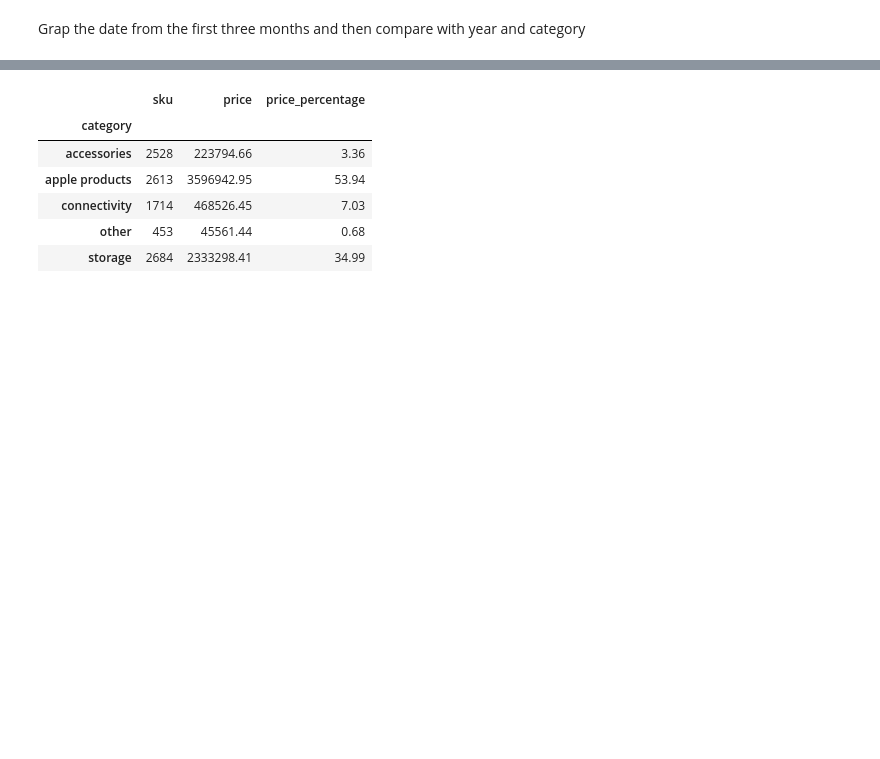
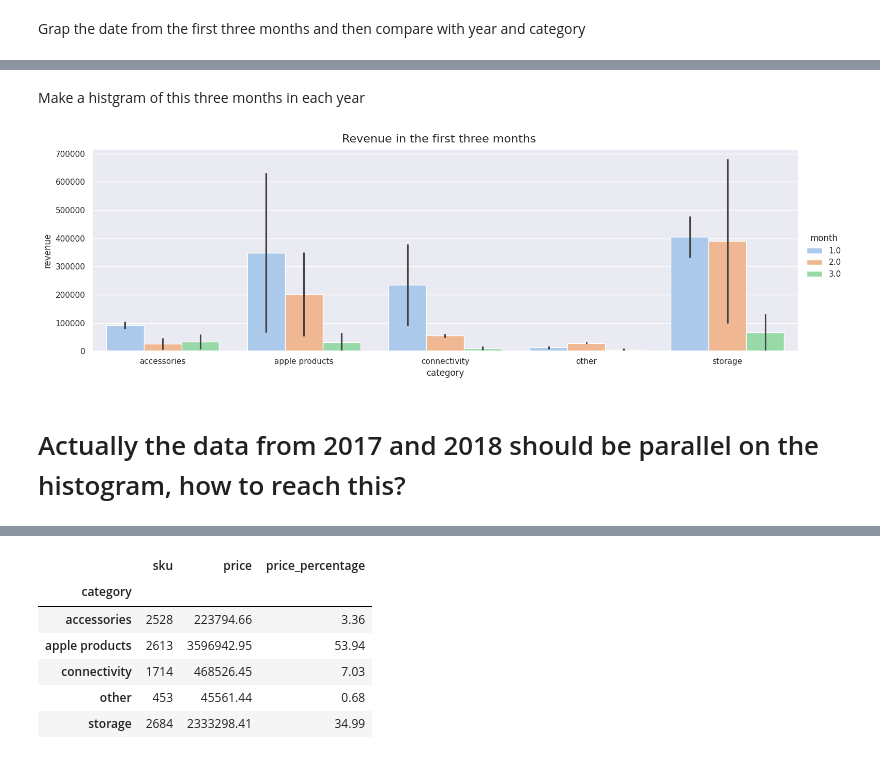
Before and after one commit to PhoenixCC0722/JoinTheGame_Magist, a Jupyter notebook: Kopie_von_Categories_Eniac_Group2.ipynb, the cells around one changed output, grey strips where cells are left out. Saved outputs shown, nothing was run; the diff lists cells and outputs as text; code cells hidden in the pictures; blank space fills up the shorter version.

```diff
--- a/Kopie_von_Categories_Eniac_Group2.ipynb
+++ b/Kopie_von_Categories_Eniac_Group2.ipynb
@@ -318,0 +376,3 @@ Grap the date from the first three months and then compare with year and categor
+# %%
+ol_p_category_df_janfebmar = ol_p_category_df.loc[ol_p_category_df["month"].isin([1,2,3])]
+ol_p_category_df_janfebmar.head()
@@ -318,0 +388,3 @@ Grap the date from the first three months and then compare with year and categor
+# %%
+ol_p_category_df_janfebmar_grouped_by_year = ol_p_category_df_janfebmar.groupby(["sku","year","month"]).agg({"product_quantity":"sum", "price":"first", "category":"first"}).reset_index()
+ol_p_category_df_janfebmar_grouped_by_year.head()
@@ -318,0 +400,3 @@ Grap the date from the first three months and then compare with year and categor
+# %%
+ol_p_category_df_janfebmar_grouped_by_year["revenue"] = ol_p_category_df_janfebmar_grouped_by_year["product_quantity"] * ol_p_category_df_janfebmar_grouped_by_year["price"]
+ol_p_category_df_janfebmar_grouped_by_year.reset_index(inplace=True)
@@ -318,0 +405,8 @@ Grap the date from the first three months and then compare with year and categor
+# %%
+category_summary2_janfebmar_by_year = ol_p_category_df_janfebmar_grouped_by_year.groupby(["year","month","category"]).agg({"sku":"count", "revenue":"sum"}).reset_index()
+
+# Calculate the total price across all categories
+total_price = category_summary2_janfebmar_by_year["revenue"].sum()
+
+# Calculate the percentage of price for each category
+category_summary2_janfebmar_by_year["revenue_percentage"] = (category_summary2_janfebmar_by_year["revenue"] / total_price) * 100
@@ -318,0 +438,23 @@ Grap the date from the first three months and then compare with year and categor
+# %% [markdown]
+Make a histgram of this three months in each year
+# %%
+import seaborn as sns
+sns.set(font_scale=1)
+colors = sns.color_palette("pastel",n_colors=3)
+catplot = sns.catplot(kind="bar",
+            data=category_summary2_janfebmar_by_year,
+            x="category",
+            y="revenue", #row="month", hue="year"
+            hue="month",
+            palette=colors,
+            aspect=3,
+            sharey=False)
+# Set the title
+catplot.fig.suptitle("Revenue in the first three months", fontsize=16)
+
+# Adjust the layout
+catplot.fig.subplots_adjust(top=0.92)
+# %% [output]
+[figure, added]
+# %% [markdown]
+# Actually the data from 2017 and 2018 should be parallel on the histogram, how to reach this?
```
Also changed, not shown: parts of 21 cells of this notebook.
